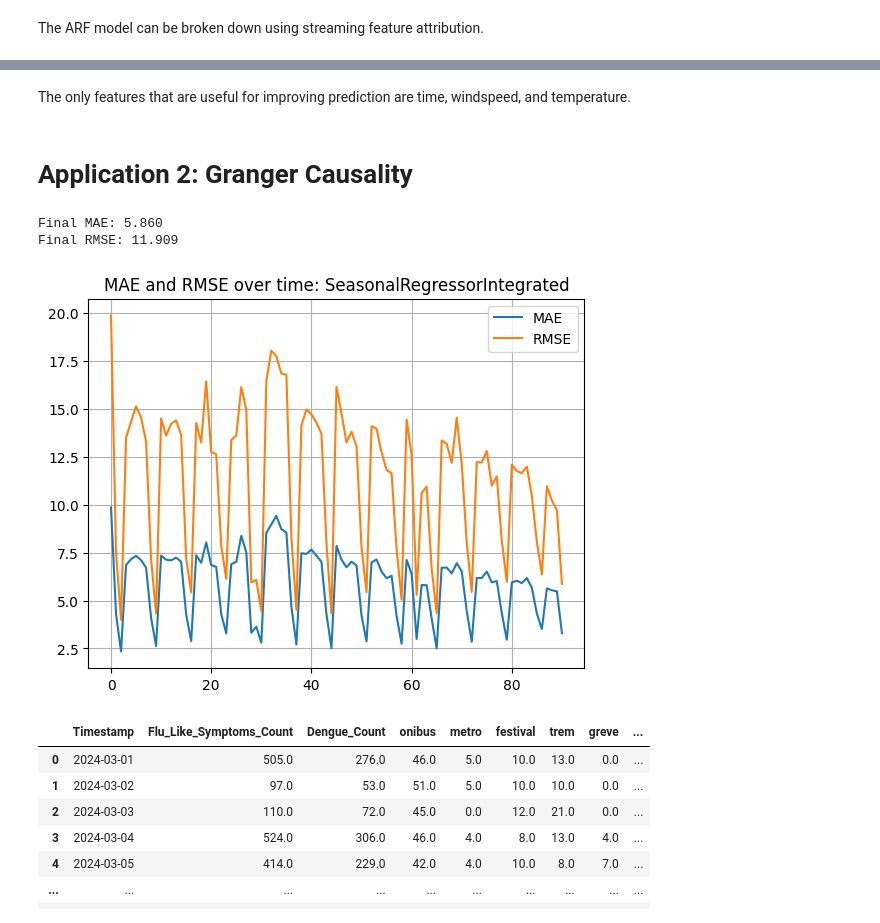
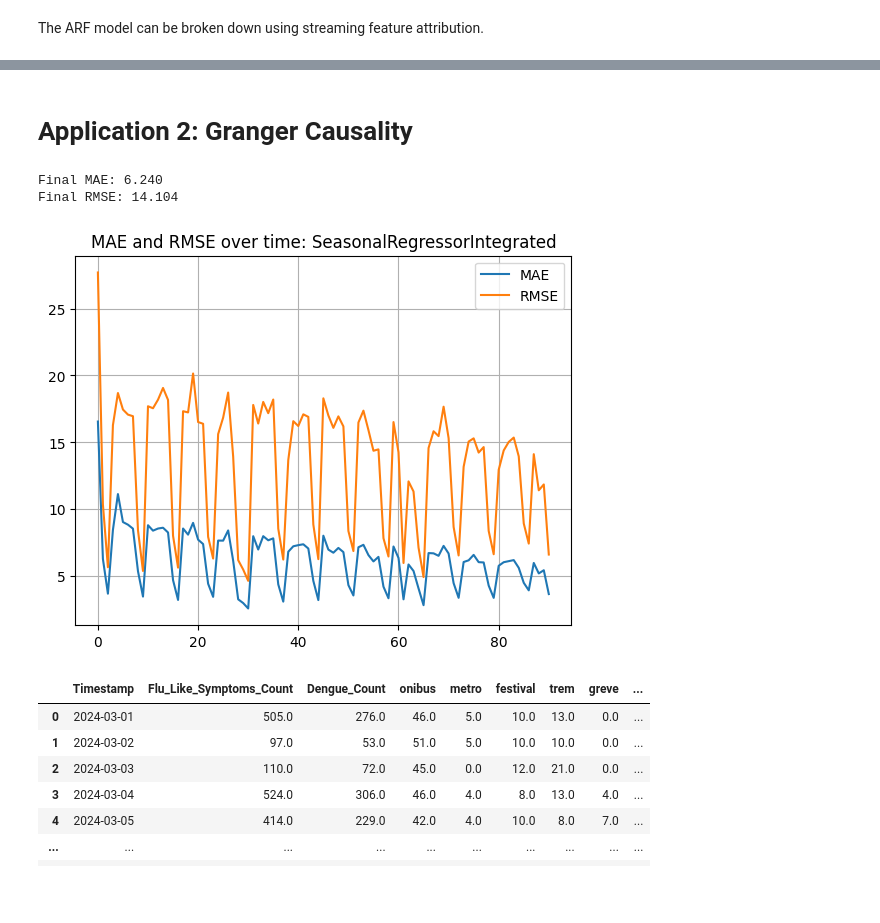
Before and after one commit to RyanJManchester/523_A3, a Jupyter notebook: MoreModels/MoreModels.ipynb, the cells around one changed output, grey strips where cells are left out. Drawn from its saved outputs; the diff is of its cells as text; code cells hidden in the pictures; blank space fills up the shorter version.

Commit message:
models now handle delayed labelling

```diff
--- a/MoreModels/MoreModels.ipynb
+++ b/MoreModels/MoreModels.ipynb
@@ -37,7 +33,7 @@ I wanted to try the timestamp naive chunked regressor but running time was too l
 ## Naive All Per Stop Regressor
 # %%
 class NaiveAllPerStopRegressor:
-    def __init__(self, stop_ids, window_size=5, base_regressor=FIMTDD):
+    def __init__(self, stop_ids, window_size=5,delay=6, base_regressor=FIMTDD):
         '''
         Inits regressor for naive approach
 
@@ -59,6 +55,10 @@ class NaiveAllPerStopRegressor:
             dataset_name="OccupancyPredict",
             target_type="numeric"
         )
+
+        self.delay = delay
+        self.instance_buffer = {stop_id: deque(maxlen=self.delay) for stop_id in stop_ids}
+
         # Using FIMTDD as regressor
         self.regressors = {stop_id: base_regressor(self.schema) for stop_id in stop_ids}
         self.log = {stop_id:[] for stop_id in stop_ids}
@@ -102,7 +102,10 @@ class NaiveAllPerStopRegressor:
         x = np.array(self.get_window())
         instance = RegressionInstance.from_array(self.schema, x, target)
         self.log[str(int(stop_id))].append({'x':x,'target':target})
-        self.regressors[str(int(stop_id))].train(instance)
+
+        self.instance_buffer[str(int(stop_id))].append(instance)
+        if len(self.instance_buffer[str(int(stop_id))]) == self.delay:
+            self.regressors[str(int(stop_id))].train(self.instance_buffer[str(int(stop_id))][0])
 
     def predict(self, stop_id):
         """
@@ -230,7 +234,7 @@ This has one model for every stop. Input is lag information about all stops from
 ## Naive Per Stop
 # %%
 class NaivePerStopRegressor:
-    def __init__(self, stop_ids, num_features=5, base_regressor=FIMTDD):
+    def __init__(self, stop_ids, num_features=5, delay=6, base_regressor=FIMTDD):
         '''
         Inits regressor for naive approach
 
@@ -242,6 +246,10 @@ class NaivePerStopRegressor:
         # Set window sizes and create
         self.window_size = num_features
         self.windows = {stop_id: [] for stop_id in stop_ids}
+
+        self.delay = delay
+        self.instance_buffer = {stop_id: deque(maxlen=self.delay) for stop_id in stop_ids}
+
         # Create custom schema for dataset
         self.schema = Schema.from_custom(
             feature_names=[str(i) for i in range(num_features)],
@@ -286,7 +294,11 @@ class NaivePerStopRegressor:
         x = np.array(window)
         instance = RegressionInstance.from_array(self.schema, x, target)
         self.log[stop_id].append({'x':x,'target':target})
-        self.regressors[stop_id].train(instance)
+
+        self.instance_buffer[stop_id].append(instance)
+
+        if len(self.instance_buffer[stop_id]) == self.delay:
+            self.regressors[stop_id].train(self.instance_buffer[stop_id][0])
 
     def predict(self, stop_id):
         """
@@ -1291,6 +1308,4 @@ greve                      0.000000
 dtype: float64
-# %% [markdown]
-The only features that are useful for improving prediction are time, windspeed, and temperature.
 # %% [markdown]
 # Application 2: Granger Causality
 # %%
@@ -1300,17 +1315,18 @@ df_contextual_data_not_lagged = pd.read_csv('additional_data_03-05_2024_not_lagg
 # %%
 df = pd.read_csv("loader_f30avg_new.csv", index_col=0)
 
 mae, rmse, mae_list, rmse_list_seasonal_integrated, seasonal_integrated_fimtdd = prequential_evaluation(
     SeasonalRegressorIntegrated,
     df,
     context_df=df_contextual_data,
     return_model = True,
-    error_window=2400
+    error_window=2400,
+    base_regressor=FIMTDD
 )
 # %% [output]
-Final MAE: 5.860
-Final RMSE: 11.909
+Final MAE: 6.240
+Final RMSE: 14.104
-[figure, old version]
+[figure, new version]
 # %%
 df = df_contextual_data_not_lagged.copy()
 df['Timestamp'] = pd.to_datetime(df['Timestamp'])
```
Also changed, not shown: parts of 25 cells of this notebook.
